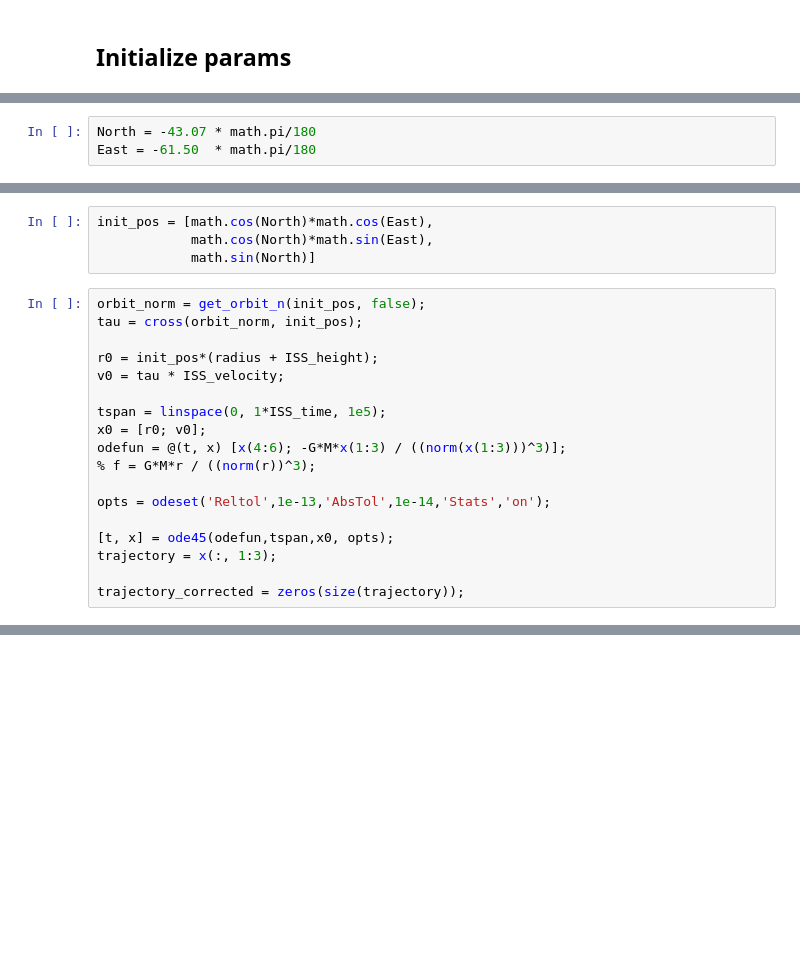
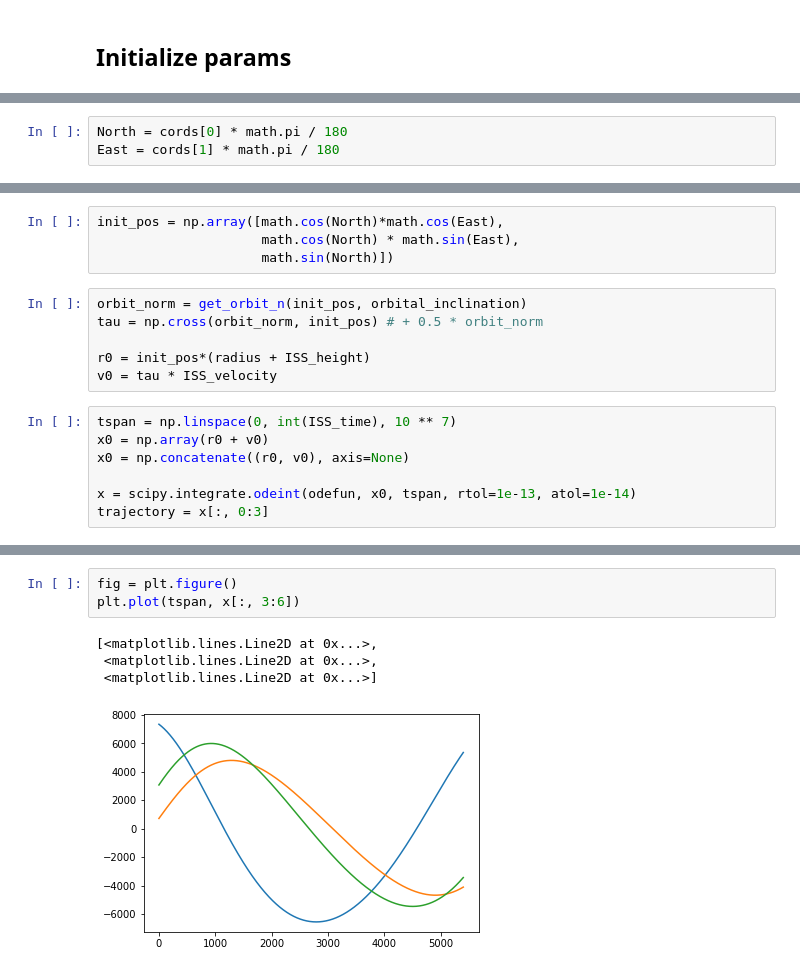
Before and after one commit to Migelit0/inno-project, a Jupyter notebook: notebook.ipynb, the cells around one changed output, grey strips where cells are left out. Saved outputs shown, nothing was run; the diff lists cells and outputs as text; blank space fills up the shorter version.

```diff
--- a/notebook.ipynb
+++ b/notebook.ipynb
@@ -21,3 +98,3 @@ Oz = [0, 0, 1]
 # %%
-North = -43.07 * math.pi/180
-East = -61.50  * math.pi/180
+North = cords[0] * math.pi / 180
+East = cords[1] * math.pi / 180
@@ -24,22 +103,17 @@ East = -61.50  * math.pi/180
 # %%
-init_pos = [math.cos(North)*math.cos(East),
-            math.cos(North)*math.sin(East),
-            math.sin(North)]
+init_pos = np.array([math.cos(North)*math.cos(East),
+                     math.cos(North) * math.sin(East),
+                     math.sin(North)])
 # %%
-orbit_norm = get_orbit_n(init_pos, false);
-tau = cross(orbit_norm, init_pos);
+orbit_norm = get_orbit_n(init_pos, orbital_inclination)
+tau = np.cross(orbit_norm, init_pos) # + 0.5 * orbit_norm
 
-r0 = init_pos*(radius + ISS_height);
-v0 = tau * ISS_velocity;
-
-tspan = linspace(0, 1*ISS_time, 1e5);
-x0 = [r0; v0];
-odefun = @(t, x) [x(4:6); -G*M*x(1:3) / ((norm(x(1:3)))^3)];
-% f = G*M*r / ((norm(r))^3);
-
-opts = odeset('Reltol',1e-13,'AbsTol',1e-14,'Stats','on');
-
-[t, x] = ode45(odefun,tspan,x0, opts);
-trajectory = x(:, 1:3);
-
-trajectory_corrected = zeros(size(trajectory));
+r0 = init_pos*(radius + ISS_height)
+v0 = tau * ISS_velocity
+# %%
+tspan = np.linspace(0, int(ISS_time), 10 ** 7)
+x0 = np.array(r0 + v0)
+x0 = np.concatenate((r0, v0), axis=None)
+
+x = scipy.integrate.odeint(odefun, x0, tspan, rtol=1e-13, atol=1e-14)
+trajectory = x[:, 0:3]
@@ -45,0 +146,8 @@ trajectory_corrected = zeros(size(trajectory));
+# %%
+fig = plt.figure()
+plt.plot(tspan, x[:, 3:6])
+# %% [output]
+[<matplotlib.lines.Line2D at 0x...>,
+ <matplotlib.lines.Line2D at 0x...>,
+ <matplotlib.lines.Line2D at 0x...>]
+[figure, added]
```
Also changed, not shown: parts of 14 cells of this notebook.
